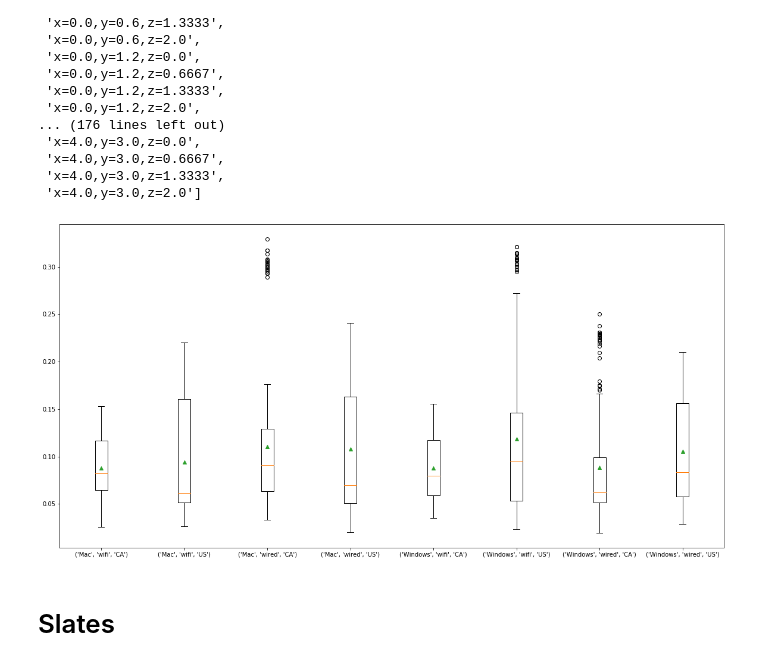
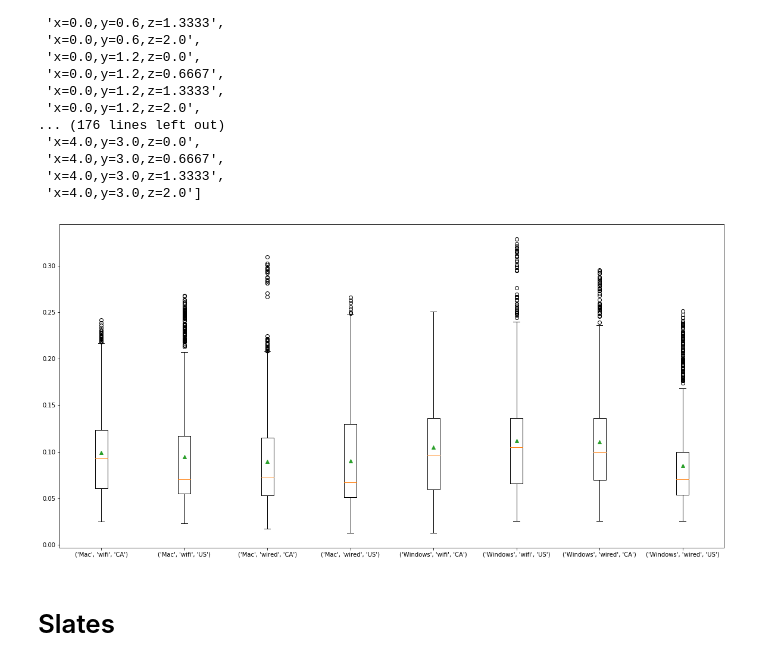
Before and after one commit to VowpalWabbit/slates-experiments, a Jupyter notebook: notebook/slates_sim.ipynb, the cells around one changed output. Cells and saved outputs as stored; diff of their text form; code cells hidden in the pictures.

```diff
--- a/notebook/slates_sim.ipynb
+++ b/notebook/slates_sim.ipynb
@@ -9,7 +9,7 @@ import slates
 def setup_outcomes():
     return {('Mac', 'wifi', 'CA'): [], ('Mac', 'wifi', 'US'): [], ('Mac', 'wired', 'CA'): [], ('Mac', 'wired', 'US'): [], ('Windows', 'wifi', 'CA'): [], ('Windows', 'wifi', 'US'): [], ('Windows', 'wired', 'CA'): [], ('Windows', 'wired', 'US'): []}
 # %%
-GROUND_TRUTH_DATASET = "data/less_random_only_reverse/df_all_8_6_4_10runs.csv"
+GROUND_TRUTH_DATASET = "data/less_random_only_reverse/df_all_8_6_4_50runs.csv"
 TEST_DATASETS = {
 #     "20_15_10" : "data/gen/df_all_20_15_10_5runs.csv",
     "8_6_4" : "data/less_random_only_reverse/df_all_8_6_4_5runs.csv"
@@ -56,29 +56,29 @@ all_string_actions
 # %%
 ground_truth_df = pd.read_csv(GROUND_TRUTH_DATASET)
 ground_truth_rewards_df = pd.DataFrame(ground_truth_df.groupby(['platform', 'network', 'country','x','y','z'])['reward'].unique()).reset_index()
 
 min_reward = {}
 min_actions = {}
 
 plt.figure(figsize=(20, 10))
 
 grps_context = ground_truth_df.groupby(['platform', 'network', 'country'])
 for i, context in enumerate(grps_context.groups.keys()):
     df_temp = grps_context.get_group(context)
     if context not in min_reward.keys():
         min_reward[context] = {}
     grps_action = df_temp.groupby(['x', 'y', 'z'])
     for action in grps_action.groups.keys():
         df_temp2 = grps_action.get_group(action)
-        min_reward[context][action] = np.median(df_temp2['reward'])
+        min_reward[context][action] = np.mean(df_temp2['reward'])
 
     min_reward_action = min(min_reward[context], key=min_reward[context].get)
     min_actions[context] = min_reward_action
     plt.boxplot(grps_action.get_group(min_reward_action)["reward"], positions=[i], labels=["{}".format(context)], showmeans=True)
 
 plt.show()
 # %% [output]
-[figure, old version]
+[figure, new version]
 # %%
 def optimal_policy_sample(context, action):
     row_index = ground_truth_rewards_df.index[(ground_truth_rewards_df['platform'] == context[0])
```
Also changed, not shown: parts of 4 cells of this notebook, 4 other files.
